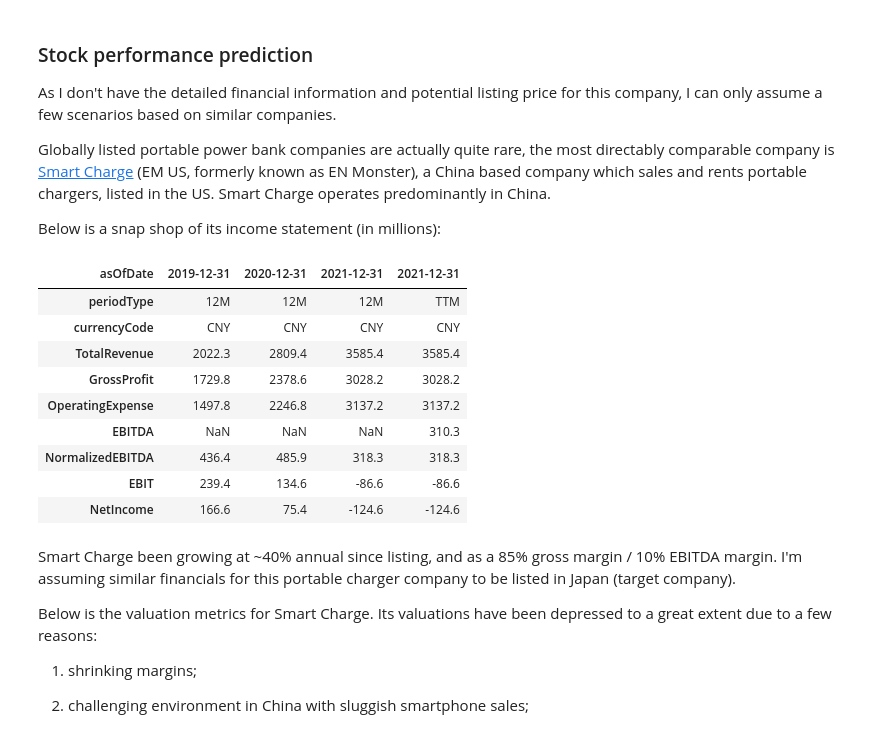
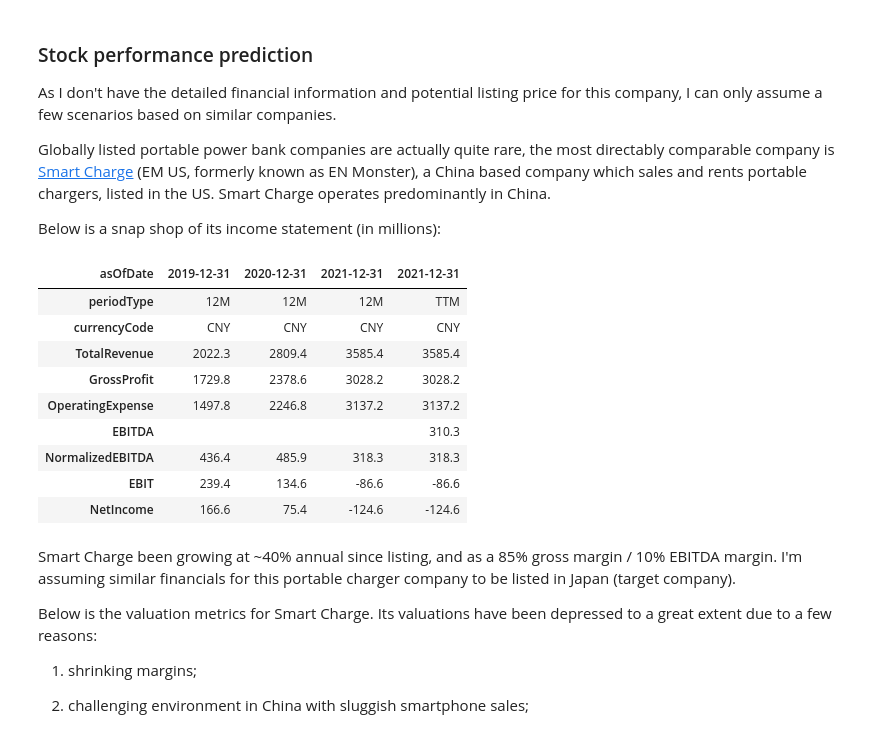
Before and after one commit to pauljhp/japan_growthboard_analysis, a Jupyter notebook: jpx_analysis.ipynb, the cells around one changed output. Drawn from its saved outputs; the diff is of its cells as text; code cells hidden in the pictures.

```diff
--- a/jpx_analysis.ipynb
+++ b/jpx_analysis.ipynb
@@ -644,19 +646,19 @@ Below is a snap shop of its income statement (in millions):
 # %%
 import yahooquery as yq
 em = yq.Ticker("EM")
 em_is = em.income_statement()
 display_df = em_is.T.loc[['asOfDate', 'periodType', 'currencyCode', 'TotalRevenue', 'GrossProfit',
     'OperatingExpense', 'EBITDA', 'NormalizedEBITDA', 'EBIT', 'NetIncome']].applymap(lambda x: round(x/1e6, 1) if isinstance(x, float) else x)
 display_df = display_df.T.set_index('asOfDate').T
-display_df
+display_df.fillna('')
 # %% [output]
 | asOfDate | 2019-12-31 | 2020-12-31 | 2021-12-31 | 2021-12-31 |
 | periodType | 12M | 12M | 12M | TTM |
 | currencyCode | CNY | CNY | CNY | CNY |
 | TotalRevenue | 2022.3 | 2809.4 | 3585.4 | 3585.4 |
 | GrossProfit | 1729.8 | 2378.6 | 3028.2 | 3028.2 |
 | OperatingExpense | 1497.8 | 2246.8 | 3137.2 | 3137.2 |
-| EBITDA | NaN | NaN | NaN | 310.3 |
+| EBITDA |  |  |  | 310.3 |
 | NormalizedEBITDA | 436.4 | 485.9 | 318.3 | 318.3 |
 | EBIT | 239.4 | 134.6 | -86.6 | -86.6 |
 | NetIncome | 166.6 | 75.4 | -124.6 | -124.6 |
```
Also changed, not shown: parts of 2 cells of this notebook.
